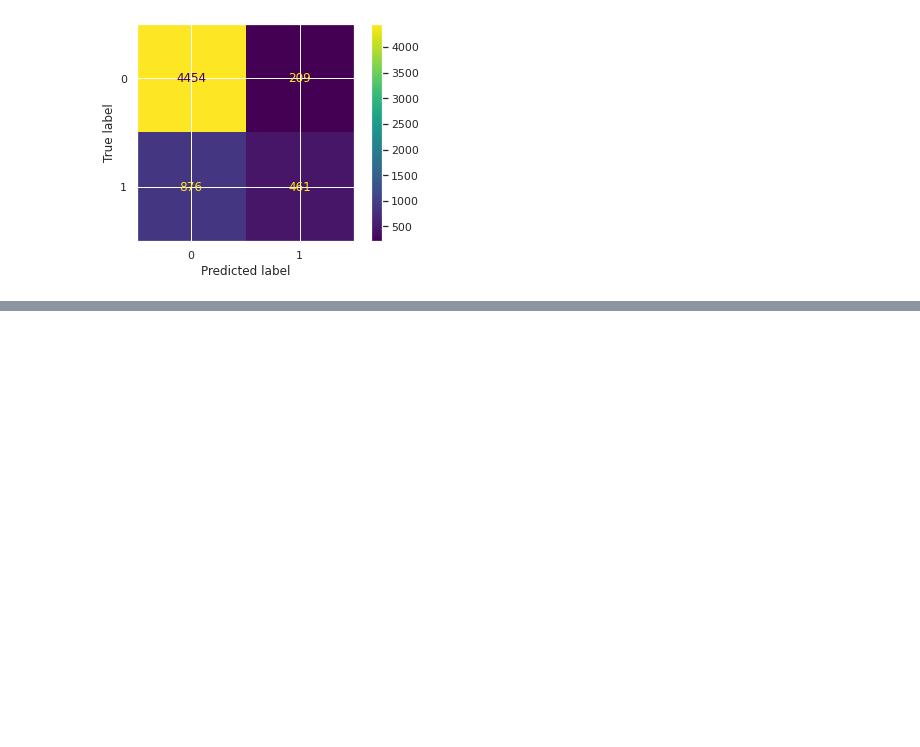
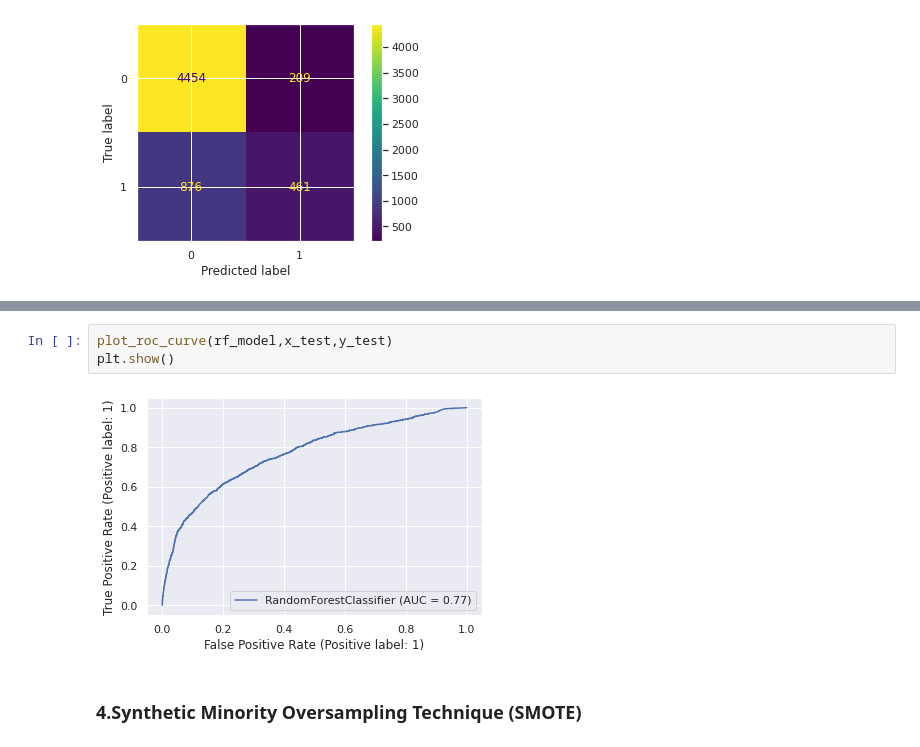
Before and after one commit to tushwagh/Credit-Card-Default-Prediction, a Jupyter notebook: Credit_Card_Default_Prediction_Capstone_Project.ipynb, the cells around one changed output, grey strips where cells are left out. Drawn from its saved outputs; the diff is of its cells as text; blank space fills up the shorter version.

```diff
--- a/Credit_Card_Default_Prediction_Capstone_Project.ipynb
+++ b/Credit_Card_Default_Prediction_Capstone_Project.ipynb
@@ -655,0 +676,8 @@ test_accuracy: 0.8191666666666667
+# %%
+plot_roc_curve(rf_model,x_test,y_test)
+plt.show()
+# %% [output]
+[figure, added]
+# %% [markdown]
+
+### **4.Synthetic Minority Oversampling Technique (SMOTE)**
```
Also changed, not shown: parts of 22 cells of this notebook.
